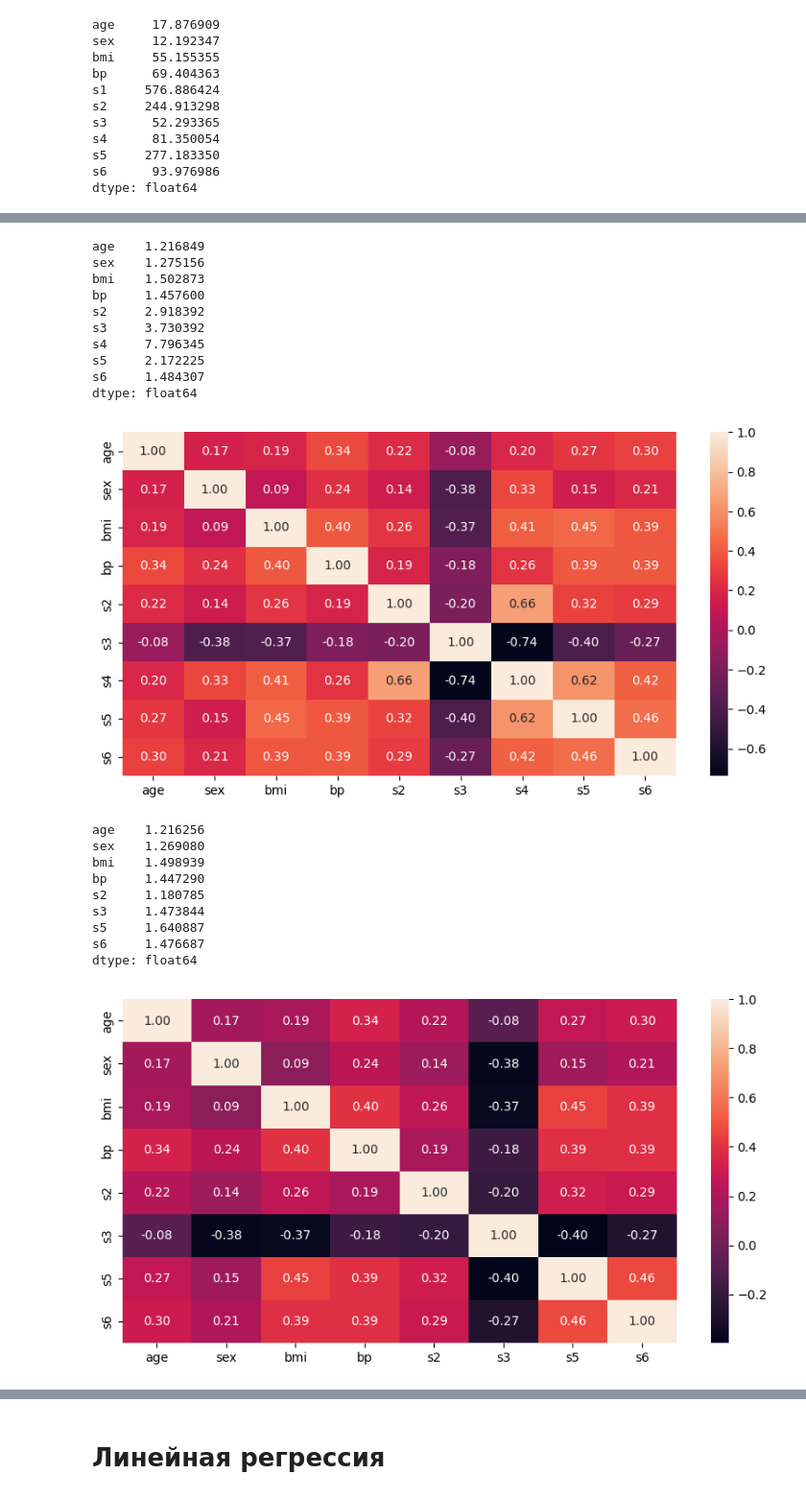
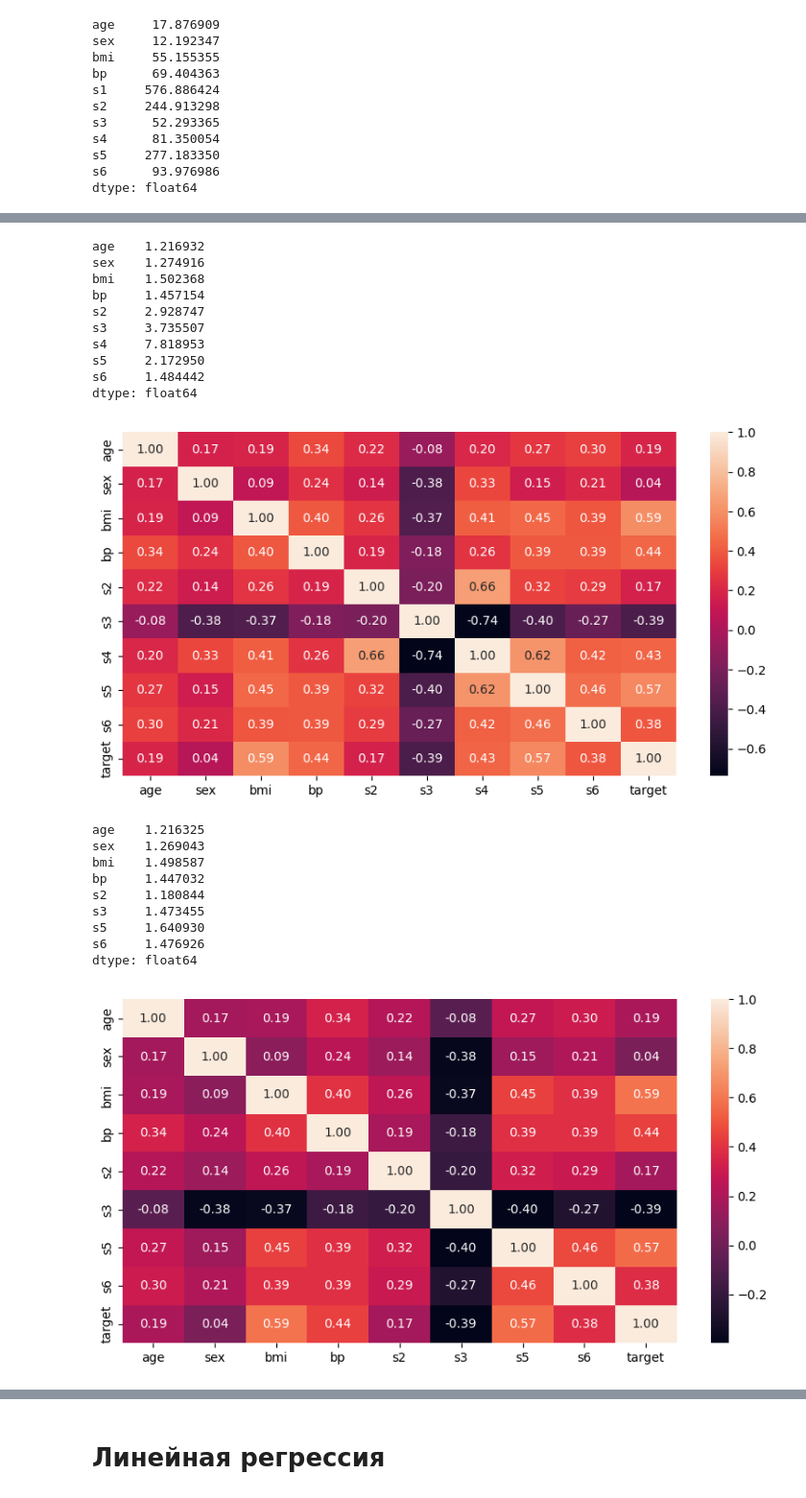
Before and after one commit to Tako-San/ml-course, a Jupyter notebook: t1/main.ipynb, the cells around one changed output, grey strips where cells are left out. Shown at 96% size. Cells and saved outputs as stored; diff of their text form; code cells hidden in the pictures.

```diff
--- a/t1/main.ipynb
+++ b/t1/main.ipynb
@@ -15,7 +15,7 @@ from statsmodels.stats.outliers_influence import variance_inflation_factor as vi
 X_unscaled, y = datasets.load_diabetes(return_X_y=True, as_frame=True, scaled=False)
 y = y.to_frame()
 
-X_unscaled_train, X_unscaled_test, y_train, y_test = model_selection.train_test_split(X_unscaled, y, test_size=0.25, random_state=0)
+X_unscaled_train, X_unscaled_test, y_train, y_test = model_selection.train_test_split(X_unscaled, y, test_size=0.05, random_state=0)
 # %% [markdown]
 # Анализ датасета
 # %%
@@ -115,34 +115,34 @@ print_heatmap(X_all)
 
 tmp = X_all.drop(["s1"], axis=1)
 printVIF(tmp)
-print_heatmap(tmp)
+print_heatmap(tmp.join(y))
 # %% [output]
-age    1.216849
-sex    1.275156
-bmi    1.502873
-bp     1.457600
-s2     2.918392
-s3     3.730392
-s4     7.796345
-s5     2.172225
-s6     1.484307
+age    1.216932
+sex    1.274916
+bmi    1.502368
+bp     1.457154
+s2     2.928747
+s3     3.735507
+s4     7.818953
+s5     2.172950
+s6     1.484442
 dtype: float64
-[figure, old version]
+[figure, new version]
 # %%
 # Уберем s4
 
 tmp = X_all.drop(["s1", "s4"], axis=1)
 printVIF(tmp)
-print_heatmap(tmp)
+print_heatmap(tmp.join(y))
 # %% [output]
-age    1.216256
-sex    1.269080
-bmi    1.498939
-bp     1.447290
-s2     1.180785
-s3     1.473844
-s5     1.640887
-s6     1.476687
+age    1.216325
+sex    1.269043
+bmi    1.498587
+bp     1.447032
+s2     1.180844
+s3     1.473455
+s5     1.640930
+s6     1.476926
 dtype: float64
-[figure, old version]
+[figure, new version]
 # %%
```
Also changed, not shown: parts of 6 cells of this notebook.
